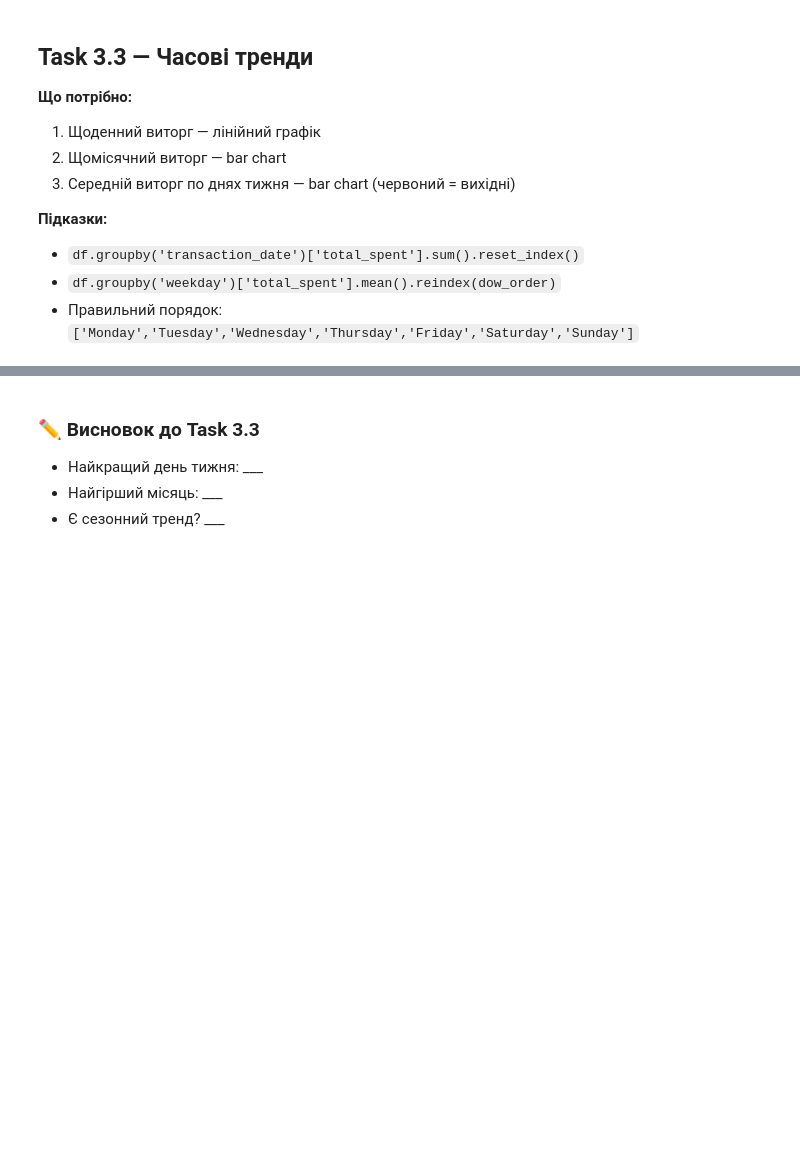
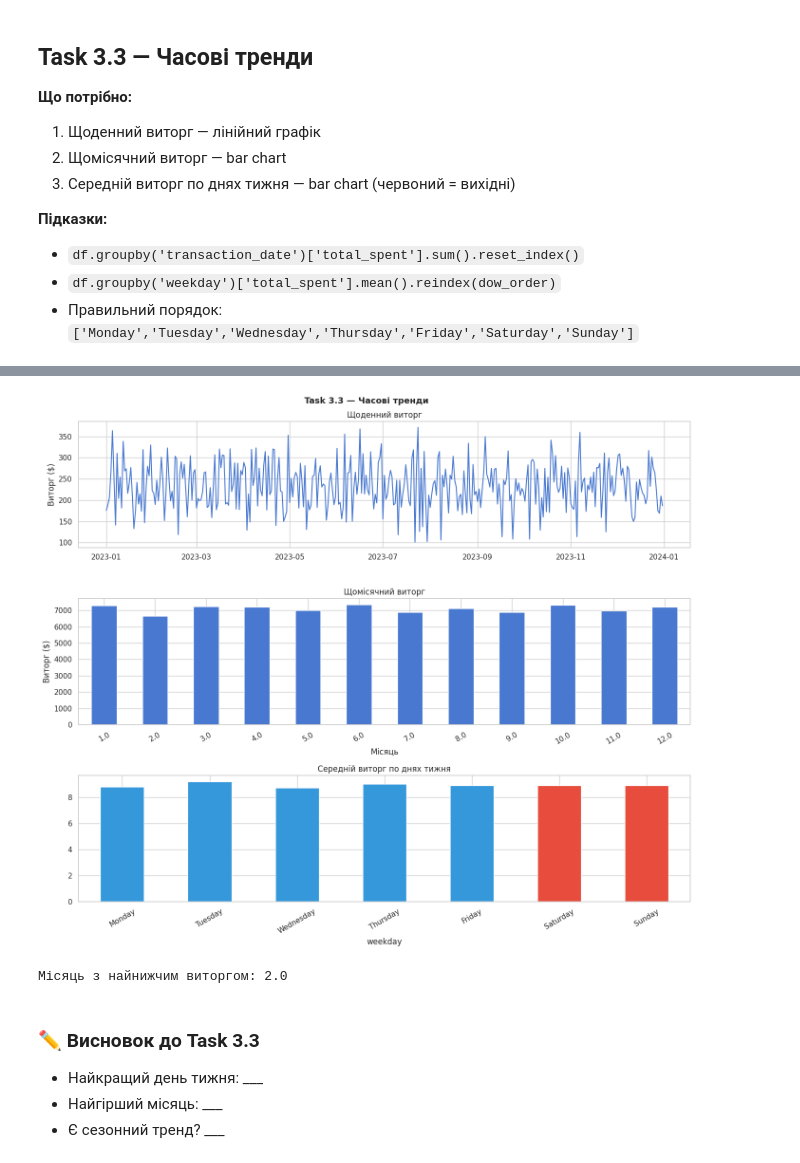
Before and after one commit to NatalieAleksandrova2026/Analysis_Cafe_Sales, a Jupyter notebook: cafe_eda_workbook_version2.ipynb, the cells around one changed output, grey strips where cells are left out. Cells and saved outputs as stored; diff of their text form; code cells hidden in the pictures; blank space fills up the shorter version.

```diff
--- a/cafe_eda_workbook_version2.ipynb
+++ b/cafe_eda_workbook_version2.ipynb
@@ -834,14 +855,15 @@ plt.show()
 - Правильний порядок: `['Monday','Tuesday','Wednesday','Thursday','Friday','Saturday','Sunday']`
 # %%
 # Щоденний виторг
-daily_rev = # ВАШ КОД ТУТ
+daily_rev = df.groupby('transaction_date')['total_spent'].sum().reset_index()
 
 # Щомісячний виторг
-monthly_rev = # ВАШ КОД ТУТ
+monthly_rev = df.groupby('month')['total_spent'].sum().sort_index()
 
 # По днях тижня (середнє)
 dow_order = ['Monday','Tuesday','Wednesday','Thursday','Friday','Saturday','Sunday']
-avg_dow = # ВАШ КОД ТУТ
+avg_dow = df.groupby('weekday')['total_spent'].mean().reindex(dow_order)
 
 print(f'Найкращий день: {avg_dow.idxmax()}')
 print(f'Найгірший день: {avg_dow.idxmin()}')
+print(monthly_rev)
@@ -848,30 +887,37 @@ print(f'Найгірший день: {avg_dow.idxmin()}')
 # %%
 fig, axes = plt.subplots(3, 1, figsize=(14, 12))
 fig.suptitle('Task 3.3 — Часові тренди', fontsize=13, fontweight='bold')
 
 # Графік 1: щоденний лінійний
-# ВАШ КОД ТУТ
+axes[0].plot(daily_rev['transaction_date'], daily_rev['total_spent'])
 axes[0].set_title('Щоденний виторг')
 axes[0].set_ylabel('Виторг ($)')
 
 # Графік 2: щомісячний бар
 # Підказка: зробіть колонку label = перші 3 літери місяця + рік
-# ВАШ КОД ТУТ
+monthly_rev.plot(kind='bar', ax=axes[1])
+axes[1].set_title('Щомісячний виторг')
+axes[1].set_xlabel('Місяць')
+axes[1].set_ylabel('Виторг ($)')
+axes[1].tick_params(axis='x', rotation=30)
 axes[1].set_title('Щомісячний виторг')
 
 # Графік 3: по днях тижня (вихідні = червоні, будні = сині)
 colors_dow = ['#E74C3C' if d in ['Saturday','Sunday'] else '#3498DB' for d in avg_dow.index]
-# ВАШ КОД ТУТ
+avg_dow.plot(kind='bar', ax=axes[2], color=colors_dow)
 axes[2].set_title('Середній виторг по днях тижня')
 axes[2].tick_params(axis='x', rotation=30)
 
 plt.tight_layout()
 plt.savefig('part3_task33.png', dpi=130, bbox_inches='tight')
 plt.show()
 
 # Знайти місяць з найнижчим виторгом
-worst_month = # ВАШ КОД ТУТ
+worst_month = monthly_rev.idxmin()
 print(f'Місяць з найнижчим виторгом: {worst_month}')
+# %% [output]
+[figure, added]
+Місяць з найнижчим виторгом: 2.0
 # %% [markdown]
 ### ✏️ Висновок до Task 3.3
 
```
Also changed, not shown: parts of 6 cells of this notebook.
